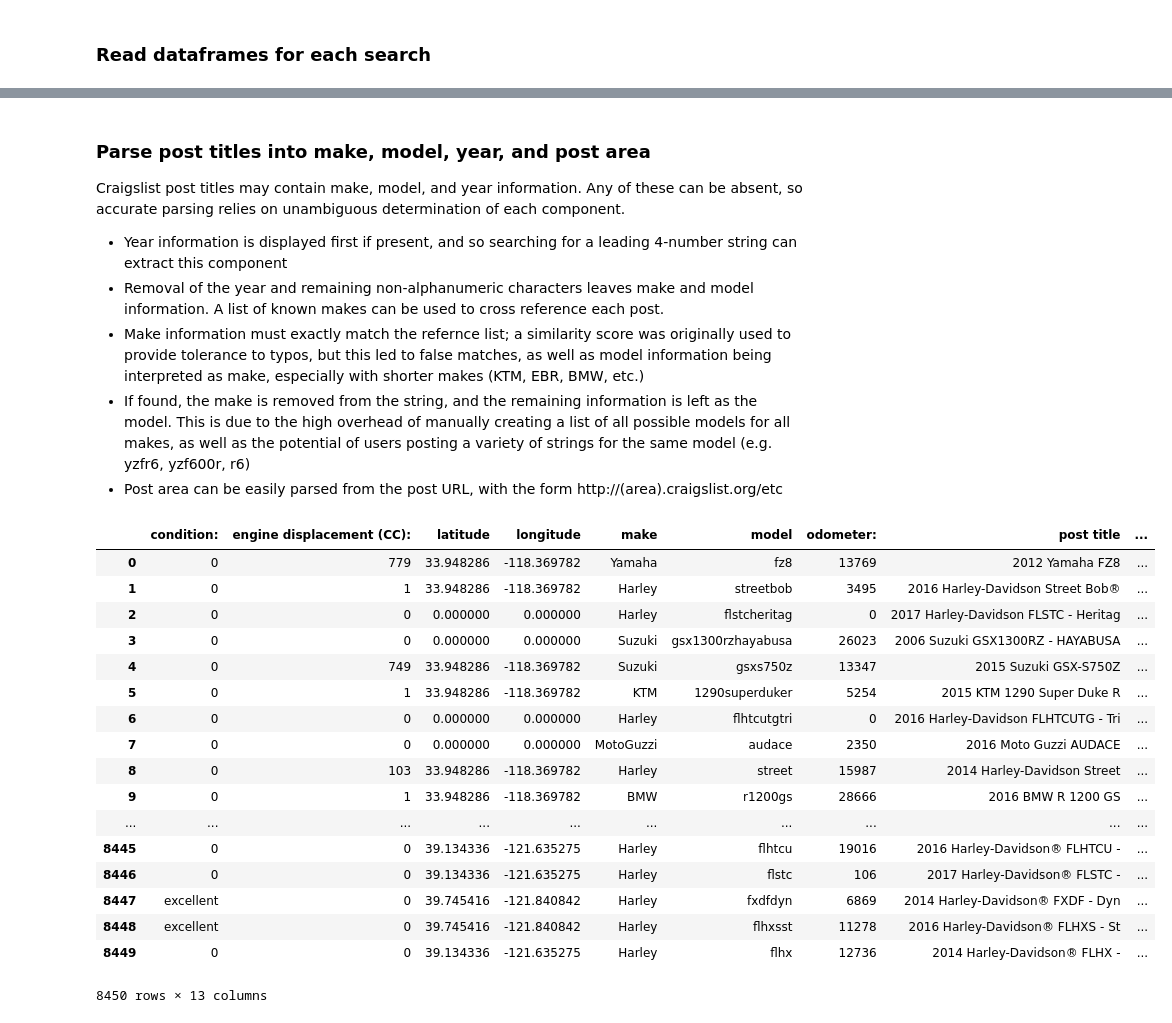
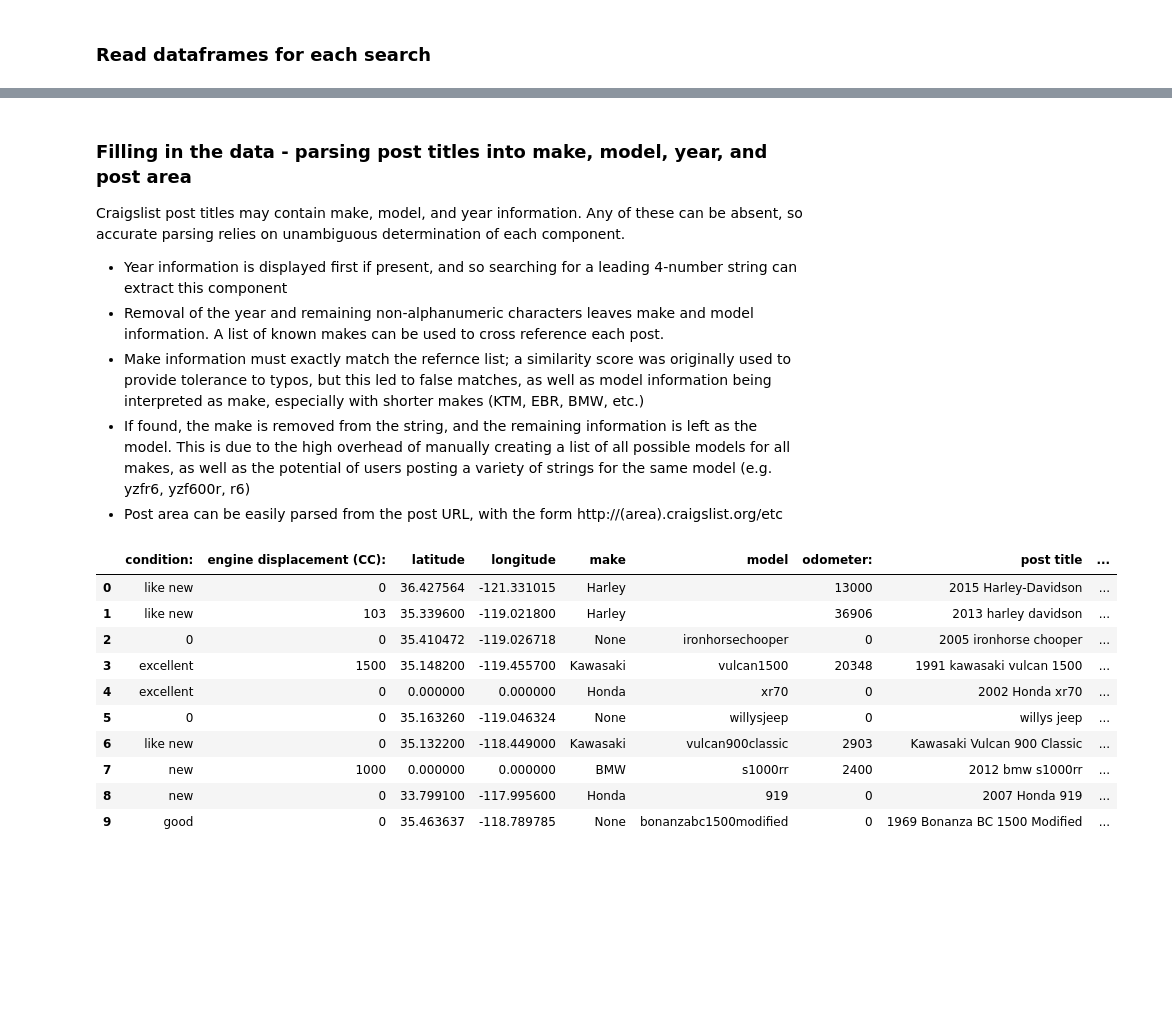
Before and after one commit to sjkenny/cl-scraper, a Jupyter notebook: scraper_v2.ipynb, the cells around one changed output, grey strips where cells are left out. Drawn from its saved outputs; the diff is of its cells as text; code cells hidden in the pictures; blank space fills up the shorter version.

```diff
--- a/scraper_v2.ipynb
+++ b/scraper_v2.ipynb
@@ -477,8 +441,8 @@ Scraping post 100 of 120...
 # %% [markdown]
 ### Read dataframes for each search
 # %%
-# df = pd.read_pickle('C:/Users/sam/jupyter/CA_by_owner.pkl')
-# df_dealer = pd.read_pickle('C:/Users/sam/jupyter/CA_dealer.pkl')
-df
+df_owner = pd.read_pickle('C:/Users/asdasdasd/cl-scraper/CA_by_owner.pkl')
+df_dealer = pd.read_pickle('C:/Users/asdasdasd/cl-scraper/CA_dealer.pkl')
+df_owner.head(10)
 # %% [output]
 |  | condition: | engine displacement (CC): | latitude | longitude | make | model | odometer: | post title | ... |
@@ -502,5 +459,5 @@ df
 # %% [markdown]
-### Parse post titles into make, model, year, and post area
+### Filling in the data - parsing post titles into make, model, year, and post area
 Craigslist post titles may contain make, model, and year information.  Any of these can be absent, so accurate parsing relies on unambiguous determination of each component.
 - Year information is displayed first if present, and so searching for a leading 4-number string can extract this component
 - Removal of the year and remaining non-alphanumeric characters leaves make and model information.  A list of known makes can be used to cross reference each post.
@@ -509,6 +466,7 @@ Craigslist post titles may contain make, model, and year information.  Any of th
 - Post area can be easily parsed from the post URL, with the form http://(area).craigslist.org/etc
 # %%
 import re
+
 
 def parse_title_list(df):
 
@@ -575,76 +533,42 @@ def get_make(str_test,make_list=make_list): # extracts make and returns remainde
 
 def get_post_area(df):
     url_list = df['url'].tolist()
     area_list = []
     for url in url_list:
         a = url.find('/')
         b = url.find('.')
         area = url[a+2:b]
         area_list.append(area)
     return area_list
 
 
 # https://bakersfield.craigslist.org/mcy/d/2013-harley-davison/6553166695.html
 
 # testing
 def process_post_titles(df):
 
     year_list, make_list, model_list = parse_title_list(df)
     area_list = get_post_area(df)
     dat2 = pd.DataFrame({'area': area_list})
     df['year']=year_list
     df['make']=make_list
     df['model']=model_list
     df2 = df.join(dat2)
     return df2
 
-df_p_owner = process_post_titles(df)
+df_p_owner = process_post_titles(df_owner)
 df_p_dealer = process_post_titles(df_dealer)
 
-#year,str_test = get_year(title_test)
-#make_out, model = get_make(format_string(str_test))
-
-#print(year)
-#print(model)
-#print(make_out)
-
-
-#df_p_dealer
-#print(type(title_list))
-
-
-
-
-
-#df['year'] = year_list
-
-
-
-
-
-
-
-#make, score = parse_title(''.join(str_test),make_list)
-#print(make)
-
-#print(score)
-#print(''.join(str_test))
+df_p_owner.head(10)
 # %% [output]
 |  | condition: | engine displacement (CC): | latitude | longitude | make | model | odometer: | post title | ... |
-| 0 | 0 | 779 | 33.948286 | -118.369782 | Yamaha | fz8 | 13769 | 2012 Yamaha FZ8 | ... |
-| 1 | 0 | 1 | 33.948286 | -118.369782 | Harley | streetbob | 3495 | 2016 Harley-Davidson Street Bob® | ... |
-| 2 | 0 | 0 | 0.000000 | 0.000000 | Harley | flstcheritag | 0 | 2017 Harley-Davidson FLSTC - Heritag | ... |
-| 3 | 0 | 0 | 0.000000 | 0.000000 | Suzuki | gsx1300rzhayabusa | 26023 | 2006 Suzuki GSX1300RZ - HAYABUSA | ... |
-| 4 | 0 | 749 | 33.948286 | -118.369782 | Suzuki | gsxs750z | 13347 | 2015 Suzuki GSX-S750Z | ... |
-| 5 | 0 | 1 | 33.948286 | -118.369782 | KTM | 1290superduker | 5254 | 2015 KTM 1290 Super Duke R | ... |
-| 6 | 0 | 0 | 0.000000 | 0.000000 | Harley | flhtcutgtri | 0 | 2016 Harley-Davidson FLHTCUTG - Tri | ... |
-| 7 | 0 | 0 | 0.000000 | 0.000000 | MotoGuzzi | audace | 2350 | 2016 Moto Guzzi AUDACE | ... |
-| 8 | 0 | 103 | 33.948286 | -118.369782 | Harley | street | 15987 | 2014 Harley-Davidson Street | ... |
-| 9 | 0 | 1 | 33.948286 | -118.369782 | BMW | r1200gs | 28666 | 2016 BMW R 1200 GS | ... |
-| ... | ... | ... | ... | ... | ... | ... | ... | ... | ... |
-| 8445 | 0 | 0 | 39.134336 | -121.635275 | Harley | flhtcu | 19016 | 2016 Harley-Davidson® FLHTCU - | ... |
-| 8446 | 0 | 0 | 39.134336 | -121.635275 | Harley | flstc | 106 | 2017 Harley-Davidson® FLSTC - | ... |
-| 8447 | excellent | 0 | 39.745416 | -121.840842 | Harley | fxdfdyn | 6869 | 2014 Harley-Davidson® FXDF - Dyn | ... |
-| 8448 | excellent | 0 | 39.745416 | -121.840842 | Harley | flhxsst | 11278 | 2016 Harley-Davidson® FLHXS - St | ... |
-| 8449 | 0 | 0 | 39.134336 | -121.635275 | Harley | flhx | 12736 | 2014 Harley-Davidson® FLHX - | ... |
+| 0 | like new | 0 | 36.427564 | -121.331015 | Harley |  | 13000 | 2015 Harley-Davidson | ... |
+| 1 | like new | 103 | 35.339600 | -119.021800 | Harley |  | 36906 | 2013 harley davidson | ... |
+| 2 | 0 | 0 | 35.410472 | -119.026718 | None | ironhorsechooper | 0 | 2005 ironhorse chooper | ... |
+| 3 | excellent | 1500 | 35.148200 | -119.455700 | Kawasaki | vulcan1500 | 20348 | 1991 kawasaki vulcan 1500 | ... |
+| 4 | excellent | 0 | 0.000000 | 0.000000 | Honda | xr70 | 0 | 2002 Honda xr70 | ... |
+| 5 | 0 | 0 | 35.163260 | -119.046324 | None | willysjeep | 0 | willys jeep | ... |
+| 6 | like new | 0 | 35.132200 | -118.449000 | Kawasaki | vulcan900classic | 2903 | Kawasaki Vulcan 900 Classic | ... |
+| 7 | new | 1000 | 0.000000 | 0.000000 | BMW | s1000rr | 2400 | 2012 bmw s1000rr | ... |
+| 8 | new | 0 | 33.799100 | -117.995600 | Honda | 919 | 0 | 2007 Honda 919 | ... |
+| 9 | good | 0 | 35.463637 | -118.789785 | None | bonanzabc1500modified | 0 | 1969 Bonanza BC 1500 Modified | ... |
-8450 rows × 13 columns
```
Also changed, not shown: parts of 28 cells of this notebook, 7 other files.
